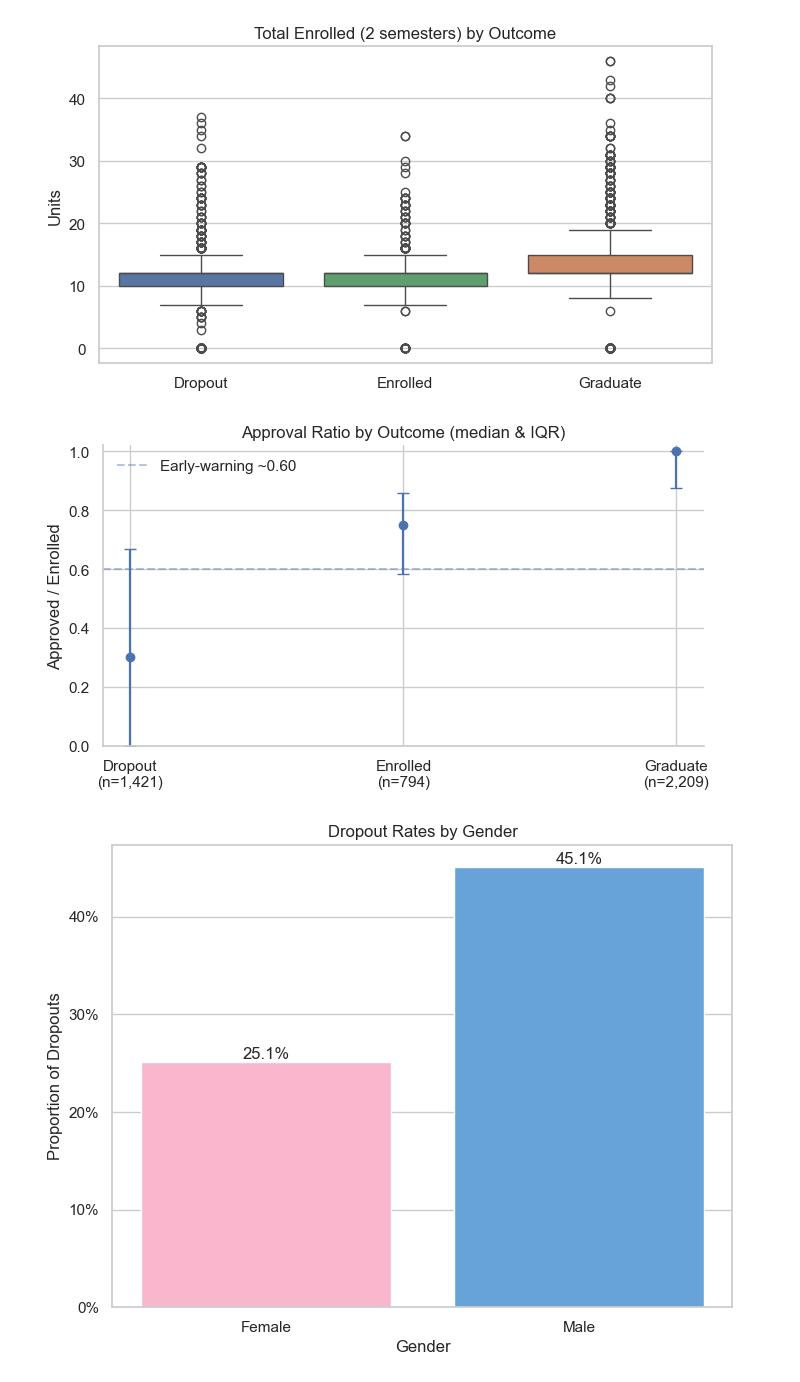
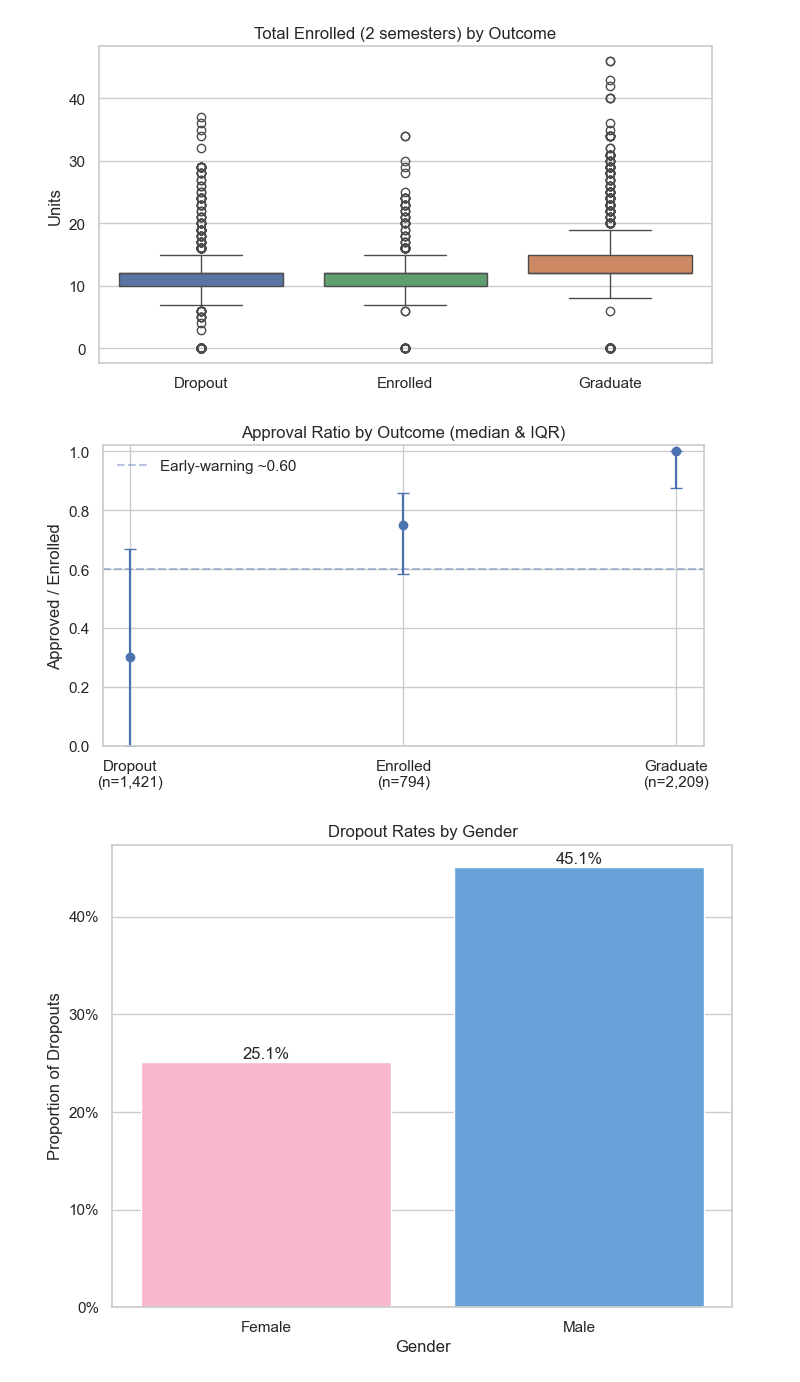
Before and after one commit to moshemoshe137/BDA-550, a Jupyter notebook: Module 4 Insights, Solution Development, and Innovation/Module 4 Final Project Assignment 3 – First Draft - Project Group.ipynb, the cells around one changed output. Cells and saved outputs as stored; diff of their text form; code cells hidden in the pictures.

```diff
--- a/Module 4 Insights, Solution Development, and Innovation/Module 4 Final Project Assignment 3 – First Draft - Project Group.ipynb
+++ b/Module 4 Insights, Solution Development, and Innovation/Module 4 Final Project Assignment 3 – First Draft - Project Group.ipynb
@@ -133,39 +148,42 @@ plt.show()
 # %% [output]
 [figure]
 # %%
+# Calculate median and IQR of approval rate by target class.
 g = (
     df.groupby("Target")["approval_rate"]
     .agg(
         median="median",
         q1=lambda s: s.quantile(0.25),
         q3=lambda s: s.quantile(0.75),
         n="size",
     )
     .sort_values("median")
 )
 
 x = np.arange(len(g))
 fig, ax = plt.subplots(figsize=(7, 4))
 ax.errorbar(
     x,
     g["median"],
+    # Add y-error bars to show the interquartile range (IQR).
     yerr=[g["median"] - g["q1"], g["q3"] - g["median"]],
     fmt="o",
     capsize=4,
     linewidth=1.6,
 )
+
+# Add a horizontal line at y=0.60, the approximate early-warning threshold.
 ax.axhline(0.60, ls="--", alpha=0.4, label="Early-warning ~0.60")
 ax.set_xticks(x)
 ax.set_xticklabels(
+    # Add "(n=...)" to each x-axis label to show sample size.
     [f"{k}\n(n={int(n):,})" for k, n in zip(g.index, g["n"], strict=False)]
 )
 ax.set_ylim(0, 1.02)
 ax.set_ylabel("Approved / Enrolled")
 ax.set_title("Approval Ratio by Outcome (median & IQR)")
 ax.legend(frameon=False)
-sns.despine()
 plt.tight_layout()
-plt.show()
 # %% [output]
-[figure, old version]
+[figure, new version]
 # %%
```
Also changed, not shown: parts of 19 cells of this notebook, 1 other file.
